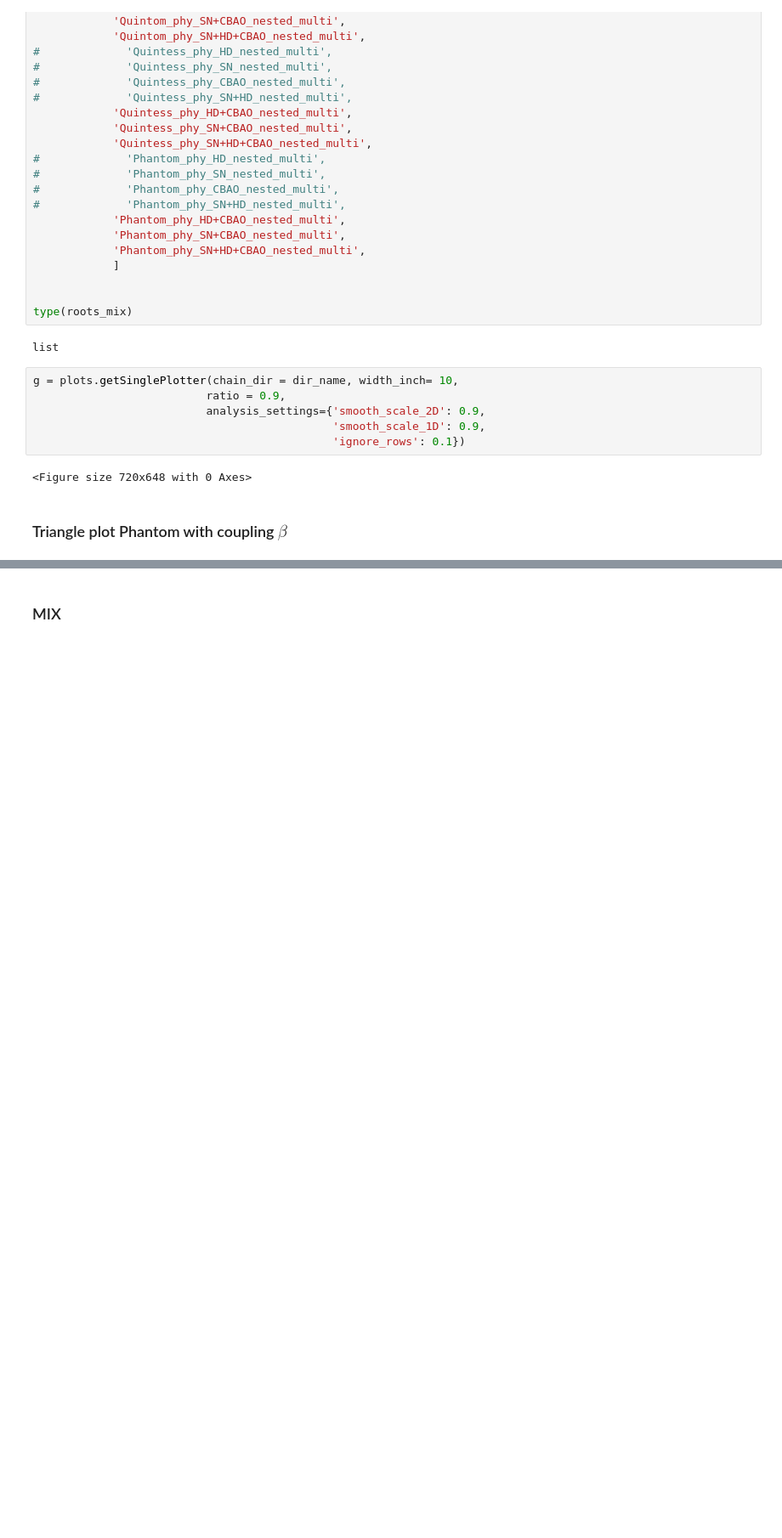
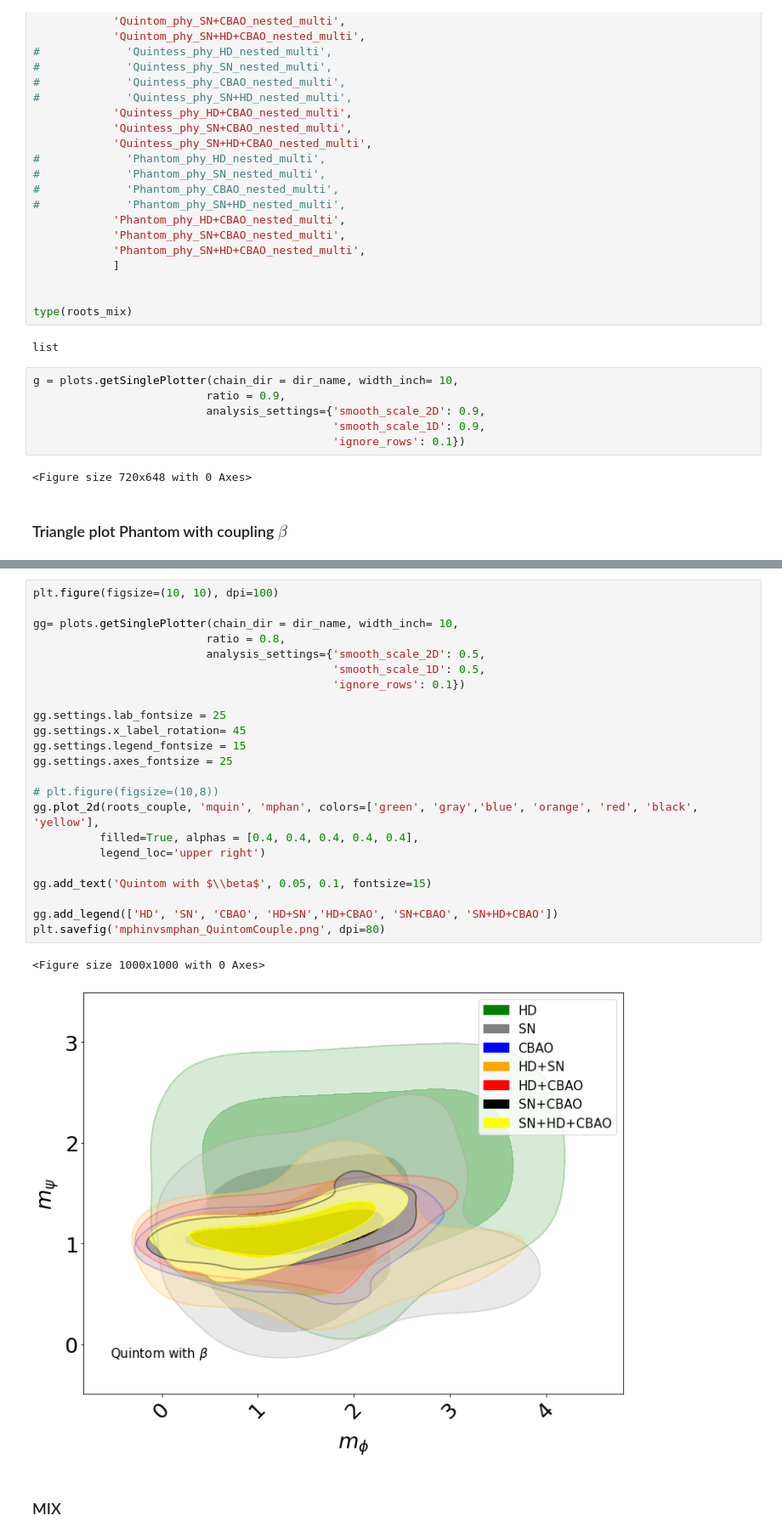
Before and after one commit to igomezv/simplemc_tests, a Jupyter notebook: getdist_Quintom.ipynb, the cells around one changed output, grey strips where cells are left out. Shown at 85% size. Drawn from its saved outputs; the diff is of its cells as text; blank space fills up the shorter version.

```diff
--- a/getdist_Quintom.ipynb
+++ b/getdist_Quintom.ipynb
@@ -159,3 +160,29 @@ plt.savefig('hvsbeta_QuintomCouple.png', dpi=80)
+# %%
+plt.figure(figsize=(10, 10), dpi=100)
+
+gg= plots.getSinglePlotter(chain_dir = dir_name, width_inch= 10,
+                          ratio = 0.8,
+                          analysis_settings={'smooth_scale_2D': 0.5,
+                                             'smooth_scale_1D': 0.5,
+                                             'ignore_rows': 0.1})
+
+gg.settings.lab_fontsize = 25
+gg.settings.x_label_rotation= 45
+gg.settings.legend_fontsize = 15
+gg.settings.axes_fontsize = 25
+
+# plt.figure(figsize=(10,8))
+gg.plot_2d(roots_couple, 'mquin', 'mphan', colors=['green', 'gray','blue', 'orange', 'red', 'black', 'yellow'],
+          filled=True, alphas = [0.4, 0.4, 0.4, 0.4, 0.4],
+          legend_loc='upper right')
+
+gg.add_text('Quintom with $\\beta$', 0.05, 0.1, fontsize=15)
+
+gg.add_legend(['HD', 'SN', 'CBAO', 'HD+SN','HD+CBAO', 'SN+CBAO', 'SN+HD+CBAO'])
+plt.savefig('mphinvsmphan_QuintomCouple.png', dpi=80)
+# %% [output]
+<Figure size 1000x1000 with 0 Axes>
+[figure, added]
 # %% [markdown]
 ### MIX
 # %%
```
Also changed, not shown: parts of 6 cells of this notebook.
